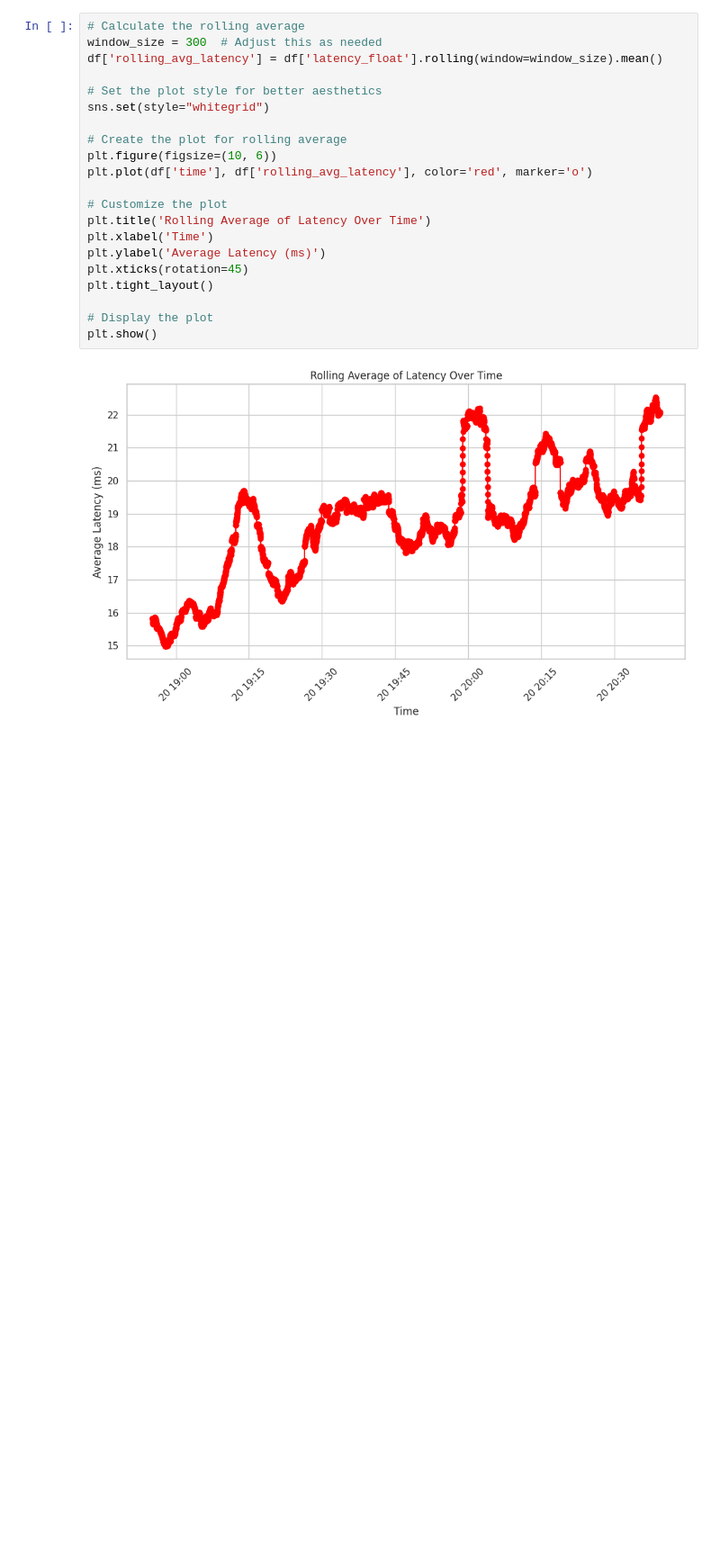
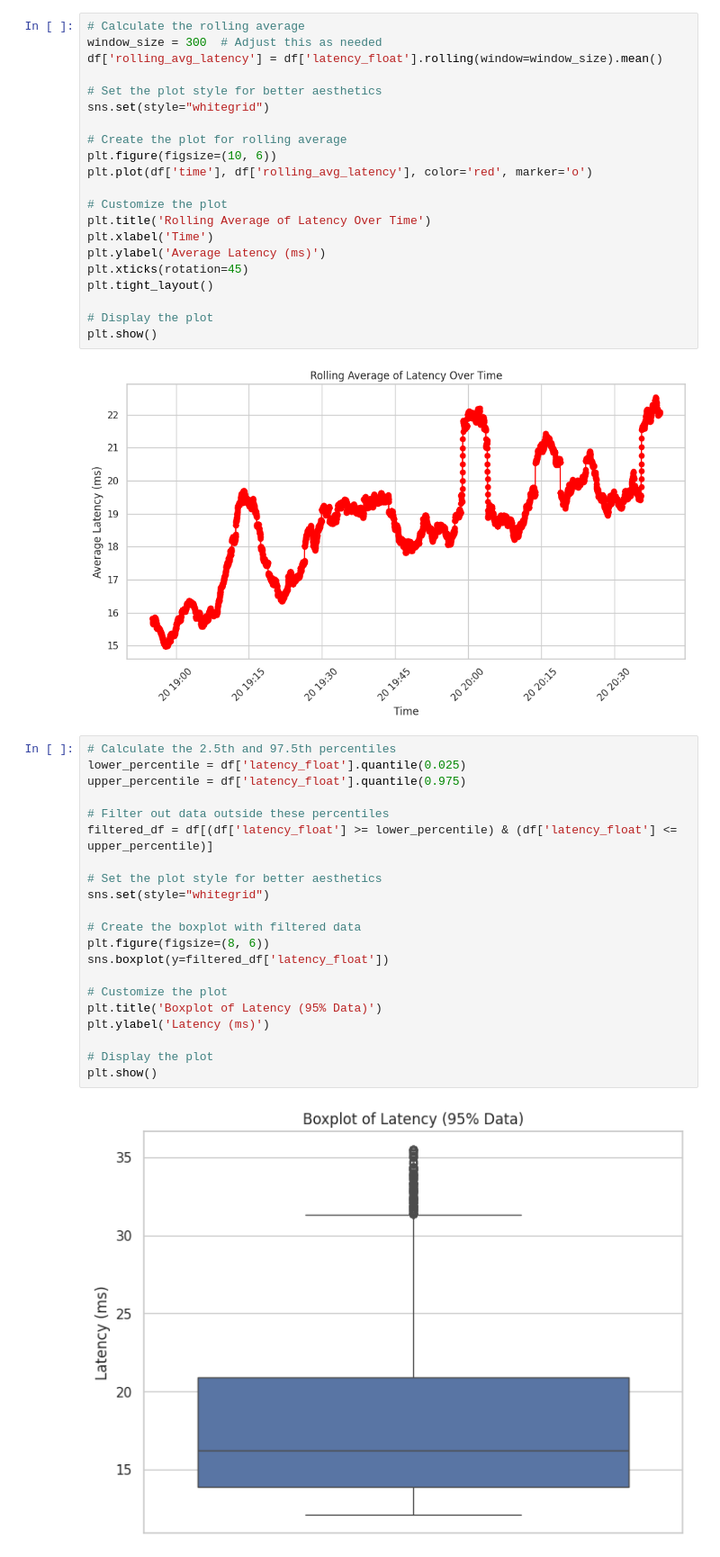
Before and after one commit to Chudbrochil/ping_tester, a Jupyter notebook: ping_analysis.ipynb, the cells around one changed output. Shown at 90% size. Saved outputs shown, nothing was run; the diff lists cells and outputs as text; blank space fills up the shorter version.

Commit message:
Add boxplot distribution visualizations w/ 95% outliers removed.

```diff
--- a/ping_analysis.ipynb
+++ b/ping_analysis.ipynb
@@ -99,3 +99,26 @@ plt.tight_layout()
 plt.show()
 # %% [output]
 [figure]
+# %%
+# Calculate the 2.5th and 97.5th percentiles
+lower_percentile = df['latency_float'].quantile(0.025)
+upper_percentile = df['latency_float'].quantile(0.975)
+
+# Filter out data outside these percentiles
+filtered_df = df[(df['latency_float'] >= lower_percentile) & (df['latency_float'] <= upper_percentile)]
+
+# Set the plot style for better aesthetics
+sns.set(style="whitegrid")
+
+# Create the boxplot with filtered data
+plt.figure(figsize=(8, 6))
+sns.boxplot(y=filtered_df['latency_float'])
+
+# Customize the plot
+plt.title('Boxplot of Latency (95% Data)')
+plt.ylabel('Latency (ms)')
+
+# Display the plot
+plt.show()
+# %% [output]
+[figure, added]
```
